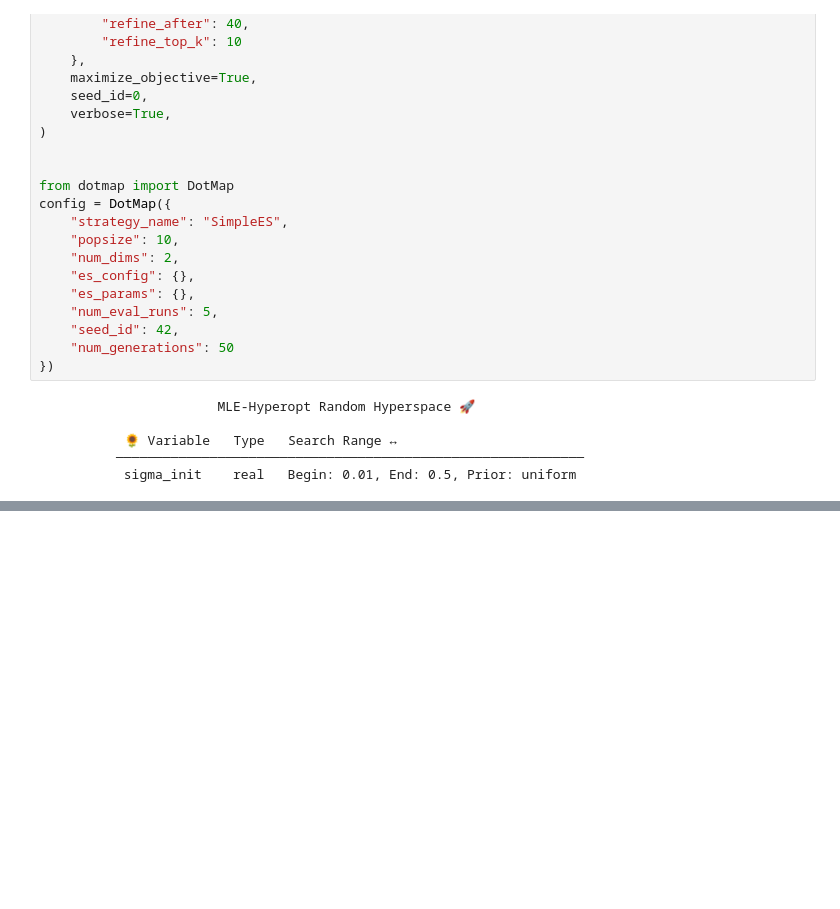
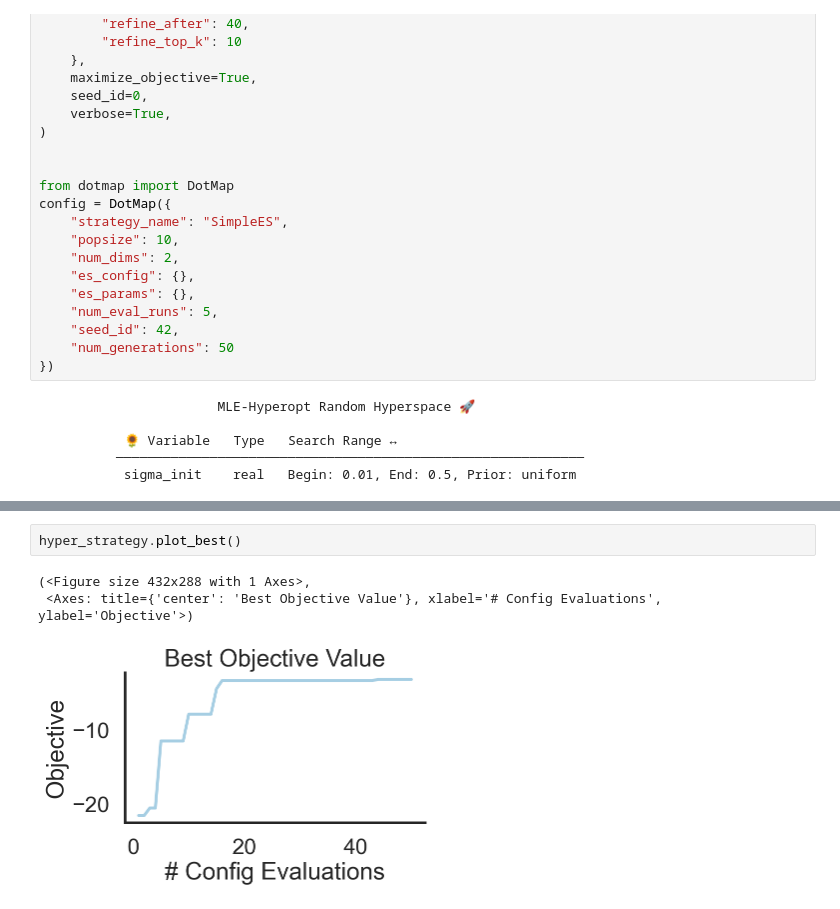
Before and after one commit to neuroevobench/neuroevobench, a Jupyter notebook: examples/neb_introduction.ipynb, the cells around one changed output, grey strips where cells are left out. Drawn from its saved outputs; the diff is of its cells as text; blank space fills up the shorter version.

```diff
--- a/examples/neb_introduction.ipynb
+++ b/examples/neb_introduction.ipynb
@@ -191,2 +191,8 @@ START EVOLVING 2 PARAMETERS.
    └───────────────┴────┴─────────┴────────────────────────────────────────┘
 ... (89 outputs left out)
+# %%
+hyper_strategy.plot_best()
+# %% [output]
+(<Figure size 432x288 with 1 Axes>,
+ <Axes: title={'center': 'Best Objective Value'}, xlabel='# Config Evaluations', ylabel='Objective'>)
+[figure, added]
```
Also changed, not shown: parts of 3 cells of this notebook, 8 other files.
